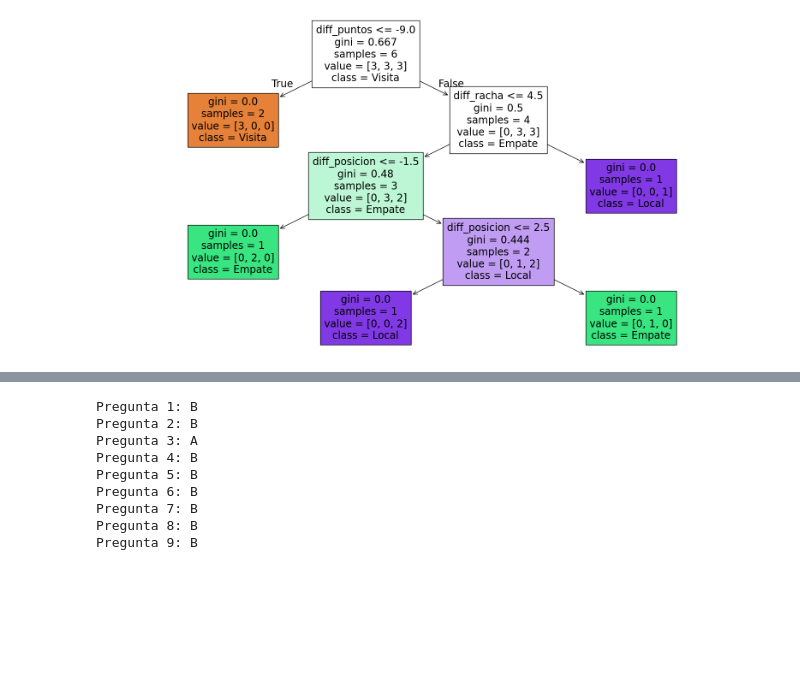
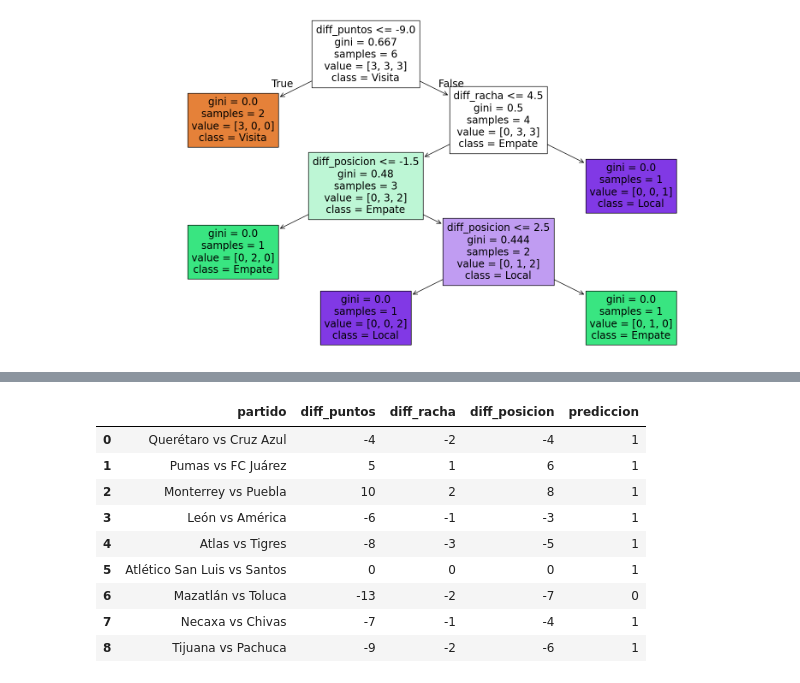
Before and after one commit to ximenaOr7/ximenaob_mineria, a Jupyter notebook: minería_de_datos_cuaderno_.ipynb, the cells around one changed output, grey strips where cells are left out. Cells and saved outputs as stored; diff of their text form; code cells hidden in the pictures; blank space fills up the shorter version.

```diff
--- a/minería_de_datos_cuaderno_.ipynb
+++ b/minería_de_datos_cuaderno_.ipynb
@@ -2672,25 +2565,34 @@ partidos_j16[['equipo_local','equipo_visita','Respuesta']]
-# %%
-X_new = partidos_j16[['diff_puntos','diff_racha','diff_posicion']]
-
-pred = rf.predict(X_new)
-
-mapa = {
-    0: 'A',  # Gana local
-    1: 'B',  # Empatan
-    2: 'C'   # Gana visitante
-}
-
-respuestas = [mapa[p] for p in pred]
-
-for i, r in enumerate(respuestas, 1):
-    print(f"Pregunta {i}: {r}")
-# %% [output]
-Pregunta 1: B
-Pregunta 2: B
-Pregunta 3: A
-Pregunta 4: B
-Pregunta 5: B
-Pregunta 6: B
-Pregunta 7: B
-Pregunta 8: B
-Pregunta 9: B
+# %%
+jornada16 = pd.DataFrame({
+    'partido': [
+        'Querétaro vs Cruz Azul',
+        'Pumas vs FC Juárez',
+        'Monterrey vs Puebla',
+        'León vs América',
+        'Atlas vs Tigres',
+        'Atlético San Luis vs Santos',
+        'Mazatlán vs Toluca',
+        'Necaxa vs Chivas',
+        'Tijuana vs Pachuca'
+    ],
+    'diff_puntos': [-4, 5, 10, -6, -8, 0, -13, -7, -9],
+    'diff_racha':  [-2, 1, 2, -1, -3, 0, -2, -1, -2],
+    'diff_posicion': [-4, 6, 8, -3, -5, 0, -7, -4, -6]
+})
+# %%
+X_j16 = jornada16[['diff_puntos','diff_racha','diff_posicion']]
+predicciones = rf.predict(X_j16)
+
+jornada16['prediccion'] = predicciones
+jornada16
+# %% [output]
+|  | partido | diff_puntos | diff_racha | diff_posicion | prediccion |
+| 0 | Querétaro vs Cruz Azul | -4 | -2 | -4 | 1 |
+| 1 | Pumas vs FC Juárez | 5 | 1 | 6 | 1 |
+| 2 | Monterrey vs Puebla | 10 | 2 | 8 | 1 |
+| 3 | León vs América | -6 | -1 | -3 | 1 |
+| 4 | Atlas vs Tigres | -8 | -3 | -5 | 1 |
+| 5 | Atlético San Luis vs Santos | 0 | 0 | 0 | 1 |
+| 6 | Mazatlán vs Toluca | -13 | -2 | -7 | 0 |
+| 7 | Necaxa vs Chivas | -7 | -1 | -4 | 1 |
+| 8 | Tijuana vs Pachuca | -9 | -2 | -6 | 1 |
```
Also changed, not shown: parts of 12 cells of this notebook.
